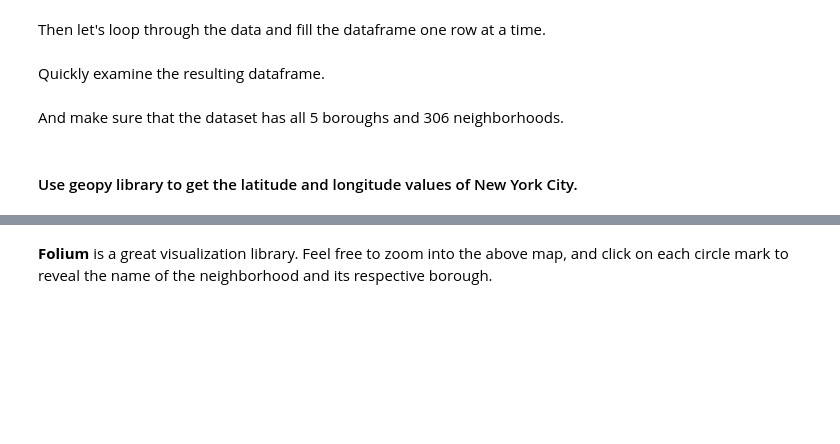
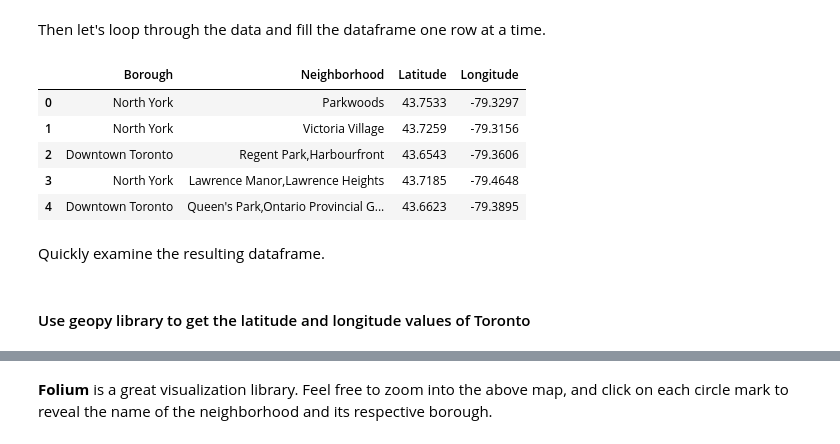
Before and after one commit to bhernandez45/capstone_project, a Jupyter notebook: ds_capstone_seg_and_clus_toronto.ipynb, the cells around one changed output, grey strips where cells are left out. Cells and saved outputs as stored; diff of their text form; code cells hidden in the pictures; blank space fills up the shorter version.

```diff
--- a/ds_capstone_seg_and_clus_toronto.ipynb
+++ b/ds_capstone_seg_and_clus_toronto.ipynb
@@ -260,2 +221,12 @@ for data in neighborhoods_data:
+# %%
+neighborhood=df.drop(columns=['Postal code'])
+neighborhood.head()
+# %% [output]
+|  | Borough | Neighborhood | Latitude | Longitude |
+| 0 | North York | Parkwoods | 43.7533 | -79.3297 |
+| 1 | North York | Victoria Village | 43.7259 | -79.3156 |
+| 2 | Downtown Toronto | Regent Park,Harbourfront | 43.6543 | -79.3606 |
+| 3 | North York | Lawrence Manor,Lawrence Heights | 43.7185 | -79.4648 |
+| 4 | Downtown Toronto | Queen's Park,Ontario Provincial G... | 43.6623 | -79.3895 |
 # %% [markdown]
 Quickly examine the resulting dataframe.
@@ -264,2 +232,0 @@ neighborhoods.head()
-# %% [markdown]
-And make sure that the dataset has all 5 boroughs and 306 neighborhoods.
@@ -272,2 +233,2 @@ print('The dataframe has {} boroughs and {} neighborhoods.'.format(
 # %% [markdown]
-#### Use geopy library to get the latitude and longitude values of New York City.
+#### Use geopy library to get the latitude and longitude values of Toronto
```
Also changed, not shown: parts of 11 cells of this notebook.
